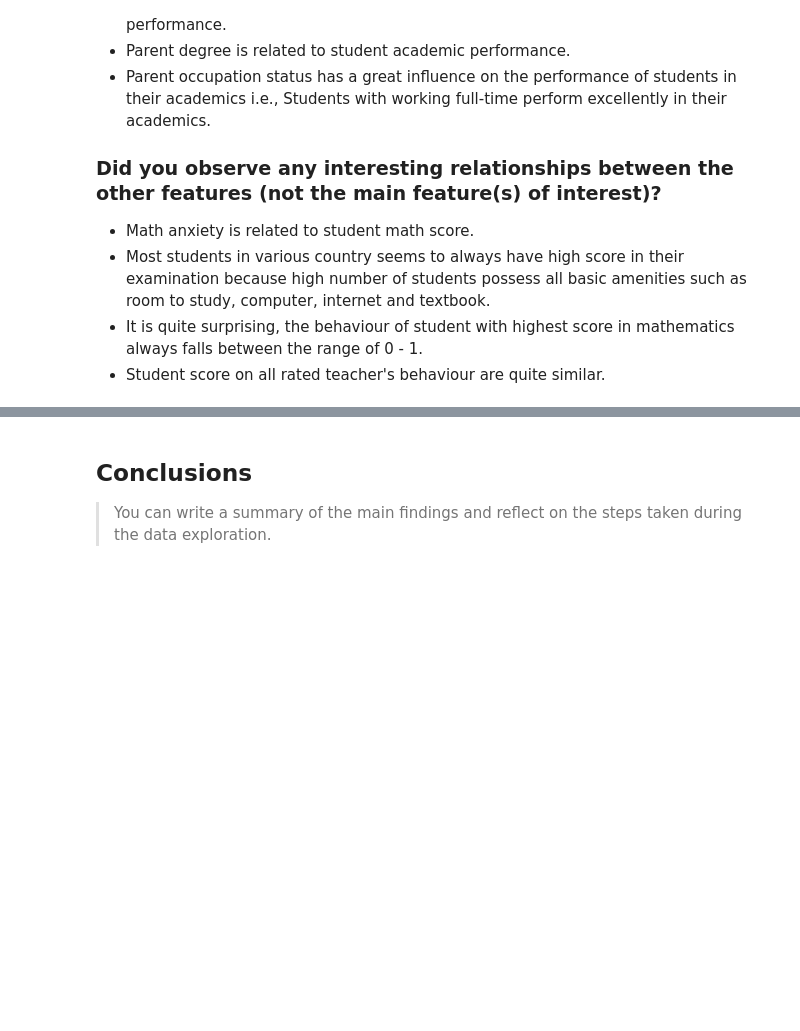
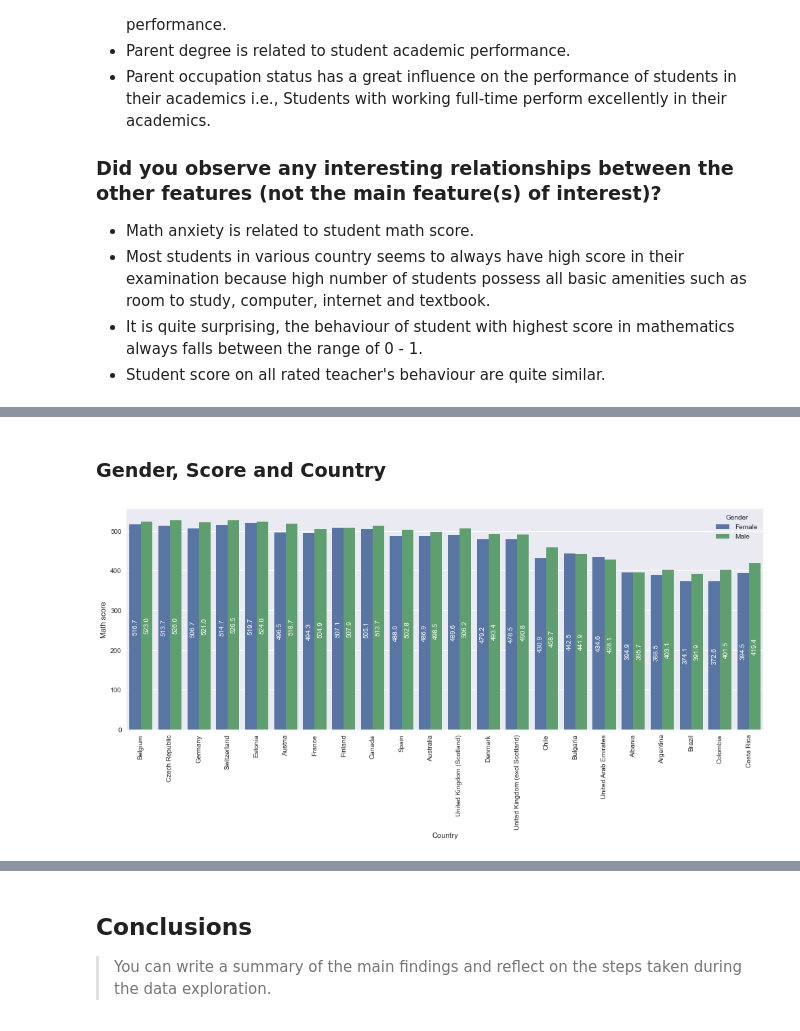
Before and after one commit to comsavvy/Students-Performance-Evaluation, a Jupyter notebook: Part_I_exploration_template.ipynb, the cells around one changed output, grey strips where cells are left out. Cells and saved outputs as stored; diff of their text form; code cells hidden in the pictures; blank space fills up the shorter version.

```diff
--- a/Part_I_exploration_template.ipynb
+++ b/Part_I_exploration_template.ipynb
@@ -1007,0 +1001,12 @@ your work in the previous sections.
+# %% [markdown]
+### Gender, Score and Country
+# %%
+fig, ax = plt.subplots(figsize=(15, 6))
+g = sb.barplot(data=pisa_df, y='math_score', x='country', errwidth=0, hue='gender', order=order)
+ax.bar_label(ax.containers[0], rotation=90, fmt='%.1f', label_type='center', color='white')
+ax.bar_label(ax.containers[1], rotation=90, fmt='%.1f', label_type='center', color='white')
+g.set(xlabel="Country", ylabel="Math score")
+plt.xticks(rotation=90)
+plt.legend(title='Gender');
+# %% [output]
+[figure, added]
```
Also changed, not shown: parts of 29 cells of this notebook.
